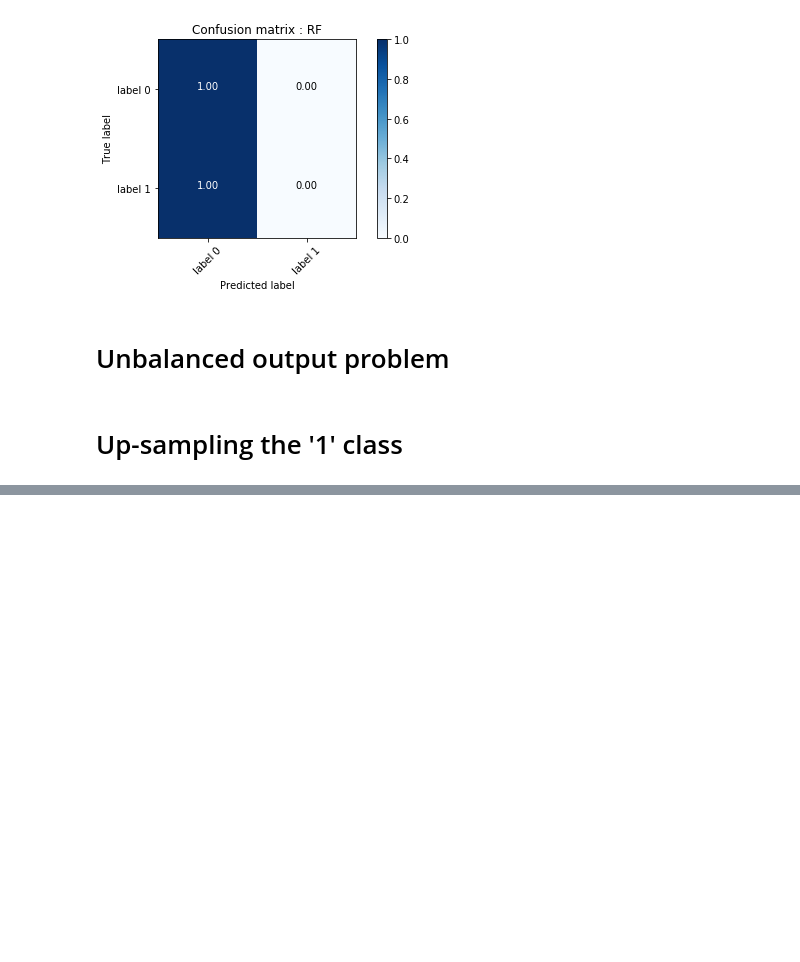
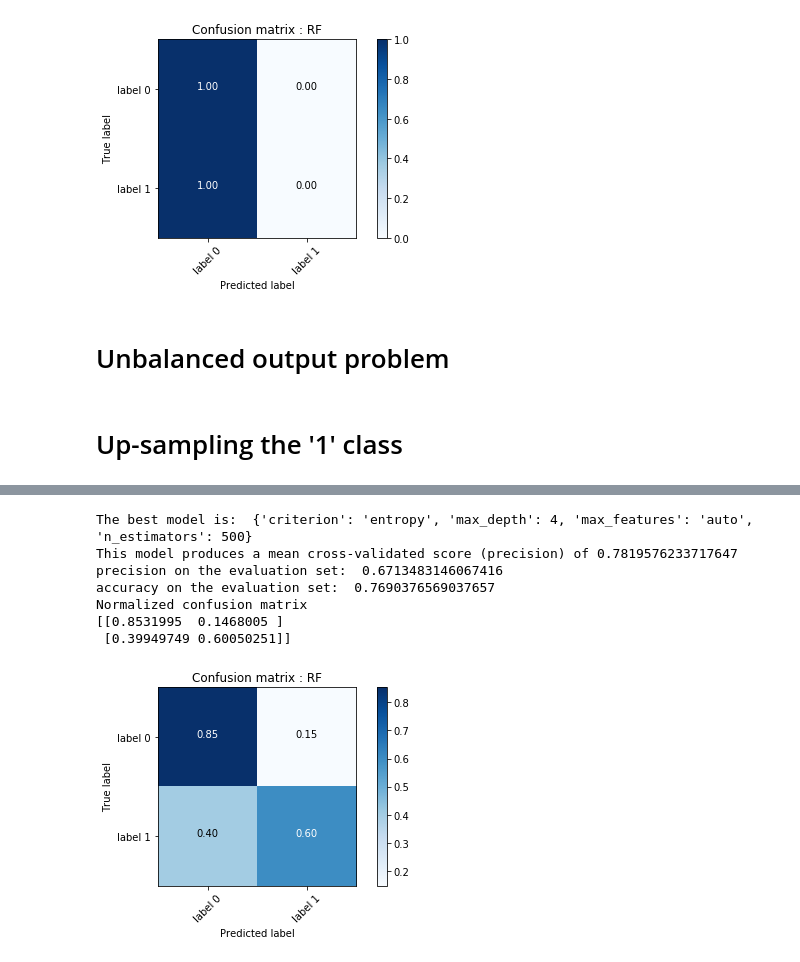
Before and after one commit to geoffmt/SDTSIA-210, a Jupyter notebook: Projet.ipynb, the cells around one changed output, grey strips where cells are left out. Drawn from its saved outputs; the diff is of its cells as text; code cells hidden in the pictures; blank space fills up the shorter version.

```diff
--- a/Projet.ipynb
+++ b/Projet.ipynb
@@ -682,0 +788,6 @@ RANDOM FOREST
+# %%
+scaler = StandardScaler()
+scaler.fit(dummies)
+X_scale = scaler.transform(dummies)
+X_scale = pd.DataFrame(X_scale)
+X_train, X_test, y_train, y_test = train_test_split(X_scale, Y, test_size=0.33, random_state=42)
@@ -682,0 +798,19 @@ RANDOM FOREST
+# %%
+from sklearn.ensemble import RandomForestClassifier
+
+############################# First we apply a grid search to see which parameter is the best######
+rfclass = RandomForestClassifier()
+
+#Create a dictionnary of all values we want to test for n_estimators, aka the number of trees
+param_rf = {
+    'n_estimators': [1,20,50, 100, 500],
+    'max_features': ['auto', 'sqrt', 'log2'],
+    'max_depth' : [1,2,3,4],
+    'criterion' :['entropy', 'gini']
+}
+
+#use gridsearch to test all values for n_estimators
+modelRF_gs = GridSearchCV(rfclass, param_grid=param_rf, n_jobs=-1, cv=10, verbose=1)
+
+# Fit on training data
+modelRF_gs.fit(X_train, y_train)
@@ -682,0 +842,25 @@ RANDOM FOREST
+# %%
+print('The best model is: ', modelRF_gs.best_params_)
+print('This model produces a mean cross-validated score (precision) of', modelRF_gs.best_score_)
+
+y_true, y_pred = y_test, modelRF_gs.predict(X_test)
+print('precision on the evaluation set: ', precision_score(y_true, y_pred))
+print('accuracy on the evaluation set: ', accuracy_score(y_true, y_pred))
+
+# Compute confusion matrix
+cnf_matrix = confusion_matrix(y_true, y_pred)
+
+# Plot normalized confusion matrix
+plt.figure()
+plot_confusion_matrix(cnf_matrix, classes = classes_name ,normalize=True)
+plt.title("Confusion matrix : RF")
+plt.show()
+# %% [output]
+The best model is:  {'criterion': 'entropy', 'max_depth': 4, 'max_features': 'auto', 'n_estimators': 500}
+This model produces a mean cross-validated score (precision) of 0.7819576233717647
+precision on the evaluation set:  0.6713483146067416
+accuracy on the evaluation set:  0.7690376569037657
+Normalized confusion matrix
+[[0.8531995  0.1468005 ]
+ [0.39949749 0.60050251]]
+[figure, added]
```
Also changed, not shown: parts of 25 cells of this notebook.
